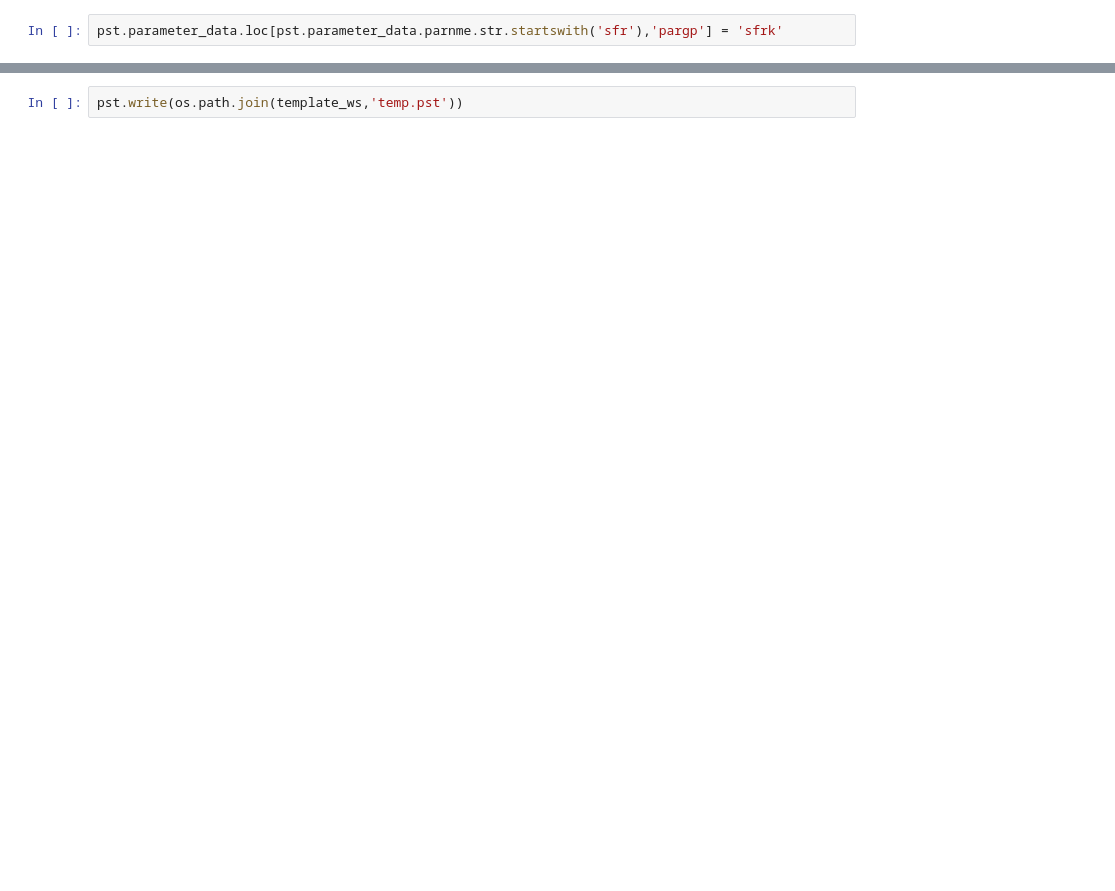
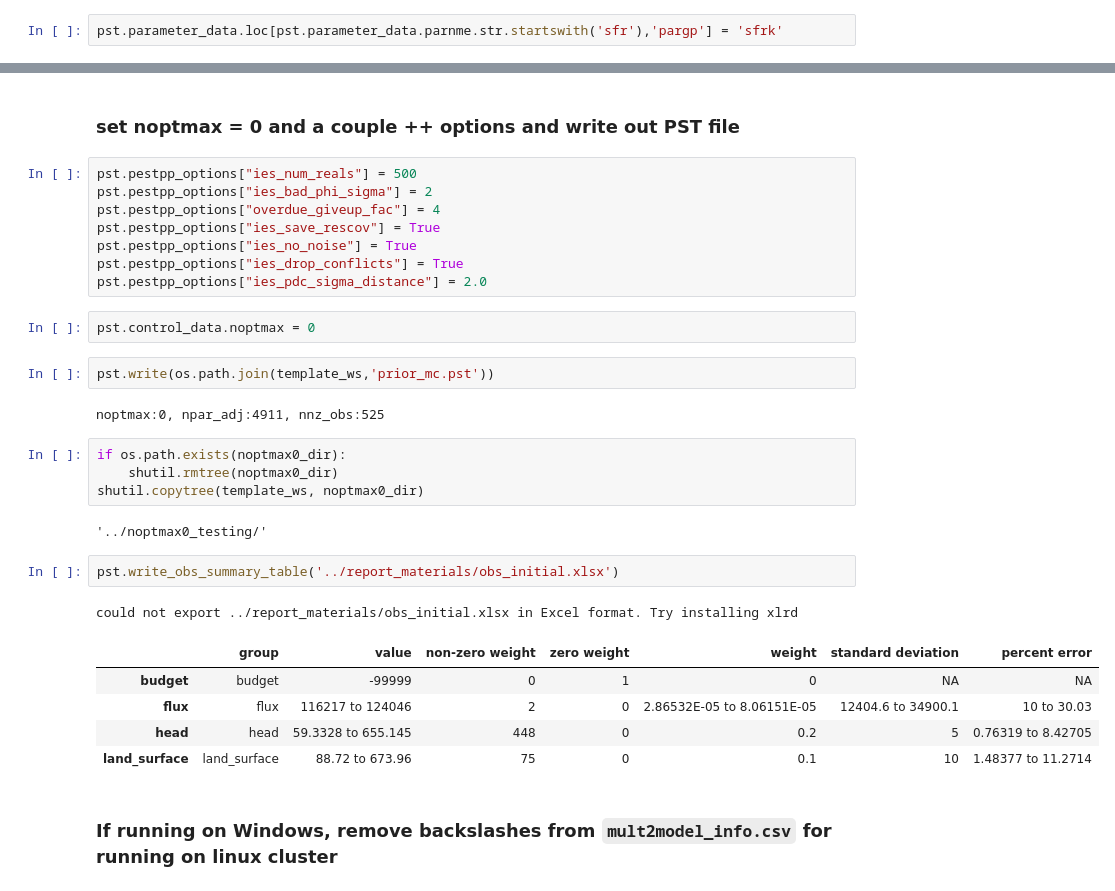
Before and after one commit to DOI-USGS/neversink_workflow, a Jupyter notebook: notebooks_workflow/0_PEST_parameterization.ipynb, the cells around one changed output, grey strips where cells are left out. Drawn from its saved outputs; the diff is of its cells as text; blank space fills up the shorter version.

```diff
--- a/notebooks_workflow/0_PEST_parameterization.ipynb
+++ b/notebooks_workflow/0_PEST_parameterization.ipynb
@@ -262,2 +688,33 @@ pst.observation_data
+# %% [markdown]
+### set noptmax = 0 and a couple ++ options and write out PST file
+# %%
+pst.pestpp_options["ies_num_reals"] = 500
+pst.pestpp_options["ies_bad_phi_sigma"] = 2
+pst.pestpp_options["overdue_giveup_fac"] = 4
+pst.pestpp_options["ies_save_rescov"] = True
+pst.pestpp_options["ies_no_noise"] = True
+pst.pestpp_options["ies_drop_conflicts"] = True
+pst.pestpp_options["ies_pdc_sigma_distance"] = 2.0
+# %%
+pst.control_data.noptmax = 0
 # %%
-pst.write(os.path.join(template_ws,'temp.pst'))
+pst.write(os.path.join(template_ws,'prior_mc.pst'))
+# %% [output]
+noptmax:0, npar_adj:4911, nnz_obs:525
+# %%
+if os.path.exists(noptmax0_dir):
+    shutil.rmtree(noptmax0_dir)
+shutil.copytree(template_ws, noptmax0_dir)
+# %% [output]
+'../noptmax0_testing/'
+# %%
+pst.write_obs_summary_table('../report_materials/obs_initial.xlsx')
+# %% [output]
+could not export ../report_materials/obs_initial.xlsx in Excel format. Try installing xlrd
+|  | group | value | non-zero weight | zero weight | weight | standard deviation | percent error |
+| budget | budget | -99999 | 0 | 1 | 0 | NA | NA |
+| flux | flux | 116217 to 124046 | 2 | 0 | 2.86532E-05 to 8.06151E-05 | 12404.6 to 34900.1 | 10 to 30.03 |
+| head | head | 59.3328 to 655.145 | 448 | 0 | 0.2 | 5 | 0.76319 to 8.42705 |
+| land_surface | land_surface | 88.72 to 673.96 | 75 | 0 | 0.1 | 10 | 1.48377 to 11.2714 |
+# %% [markdown]
+### If running on Windows, remove backslashes from `mult2model_info.csv` for running on linux cluster
```
Also changed, not shown: parts of 57 cells of this notebook, 4 other files.
